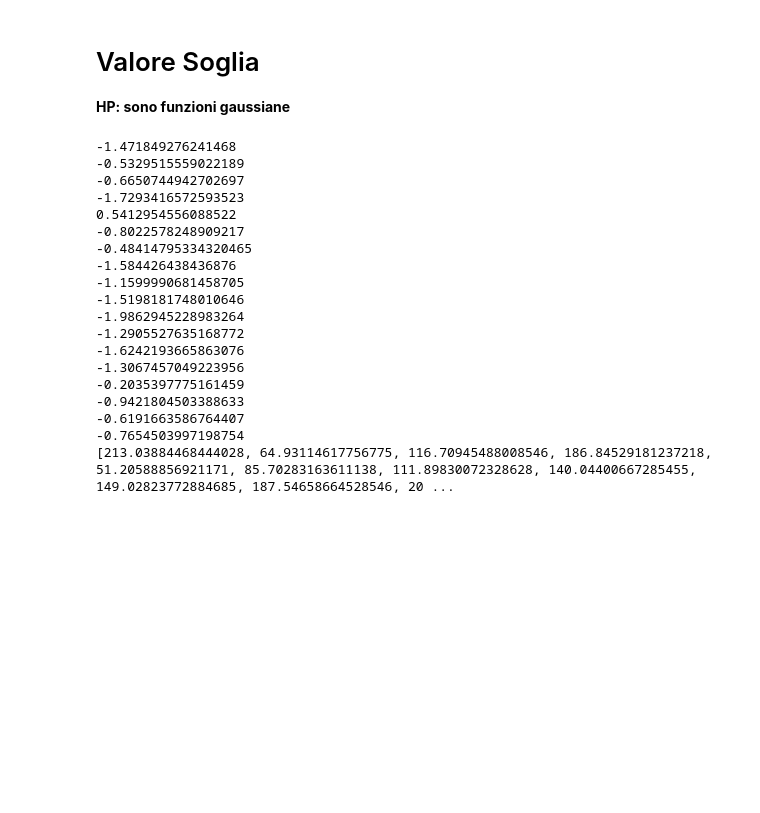
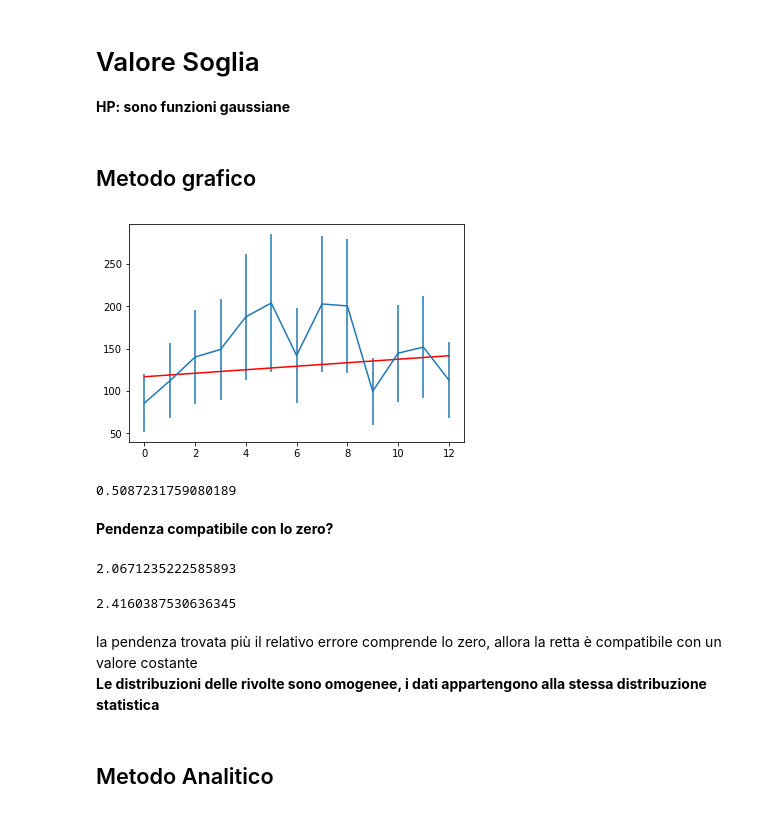
Before and after one commit to jackdeandrea/Econofisica, a Jupyter notebook: definizione_rivolte_fit.ipynb, the cells around one changed output. Cells and saved outputs as stored; diff of their text form; code cells hidden in the pictures; blank space fills up the shorter version.

```diff
--- a/definizione_rivolte_fit.ipynb
+++ b/definizione_rivolte_fit.ipynb
@@ -56,6 +56,16 @@ def chiquadronorm(oss, fit, sigma, ddof, aiuto=False, norm=True):
     else:
         return (chiquadro)
 
+def media_pesata(x, sigma):
+    numeratore = 0
+    denominatore = 0
+    for i in range(len(x)):
+        numeratore += x[i]/(sigma[i]**2)
+        denominatore += 1/(sigma[i]**2)
+    return numeratore/denominatore
+
+def retta(x,m,q):
+    return m*x +q
 
 def gauss(x,a,x0,sigma,baseline):
     'Ritorna array gaussiano a partire da lista x secondo i parametri a,x0,sigma'
@@ -268,7 +280,9 @@ np.argmin(poiss_chisq_list)
 # Valore Soglia
 **HP: sono funzioni gaussiane**
 # %%
+##calcolo soglie come f(media-sigma) e errore come f(media-1.2*sigma)-f(media-0.8*sigma)
 soglie = []
+err_soglie = []
 for i, rivolta in enumerate(rivolte_dict.keys()):
 
     y = rivolte_dict[rivolta]
@@ -279,27 +293,39 @@ for i, rivolta in enumerate(rivolte_dict.keys()):
     gauss_params,gauss_cov = curve_fit(gauss,x,y,p0=[200.,3.,2.5,0],sigma=sigma_gauss)
     gauss_red_chisq = chiquadronorm(y, gauss(x,*gauss_params), sigma_gauss, len(y)-len(gauss_params), norm=True)
     soglia = gauss(gauss_params[1] - gauss_params[2], *gauss_params)
-    print(gauss_params[-1])
+    errore = gauss(gauss_params[1] - 1.2*gauss_params[2], *gauss_params) - gauss(gauss_params[1] - 0.8*gauss_params[2], *gauss_params)
+    #print(gauss_params[-1])
     soglie.append(soglia)
-print(soglie)
+    err_soglie.append(np.abs(errore))
+soglie = soglie[5:]
+err_soglie = err_soglie[5:]
+#print(soglie)
-# %% [output]
--1.471849276241468
--0.5329515559022189
--0.6650744942702697
--1.7293416572593523
-0.5412954556088522
--0.8022578248909217
--0.48414795334320465
--1.584426438436876
--1.1599990681458705
--1.5198181748010646
--1.9862945228983264
--1.2905527635168772
--1.6242193665863076
--1.3067457049223956
--0.2035397775161459
--0.9421804503388633
--0.6191663586764407
--0.7654503997198754
-[213.03884468444028, 64.93114617756775, 116.70945488008546, 186.84529181237218, 51.20588856921171, 85.70283163611138, 111.89830072328628, 140.04400667285455, 149.02823772884685, 187.54658664528546, 20 ...
+# %% [markdown]
+## Metodo grafico
+# %%
+popt, pcov = curve_fit(retta, range(len(soglie)), soglie, sigma=err_soglie)
+retta_red_chisq = chiquadronorm(soglie, retta(range(len(soglie)),*popt), err_soglie, len(soglie)-len(popt), norm=True)
+plt.plot(range(len(soglie)), retta(range(len(soglie)),*popt), color='r')
+plt.errorbar(range(len(soglie)), soglie, yerr=err_soglie)
+plt.show()
+print('ReducedChiSquared:', retta_red_chisq)
+# %% [output]
+[figure, added]
+0.5087231759080189
+# %% [markdown]
+**Pendenza compatibile con lo zero?**
+# %%
+pendenza = popt[0]
+# %% [output]
+2.0671235222585893
+# %%
+err_pendenza = np.sqrt(pcov[0][0])
+err_pendenza
+# %% [output]
+2.4160387530636345
+# %% [markdown]
+la pendenza trovata più il relativo errore comprende lo zero, allora la retta è compatibile con un valore costante
+**Le distribuzioni delle rivolte sono omogenee, i dati appartengono alla stessa distribuzione statistica**
+# %% [markdown]
+## Metodo Analitico
 # %%
```
Also changed, not shown: parts of 7 cells of this notebook.
